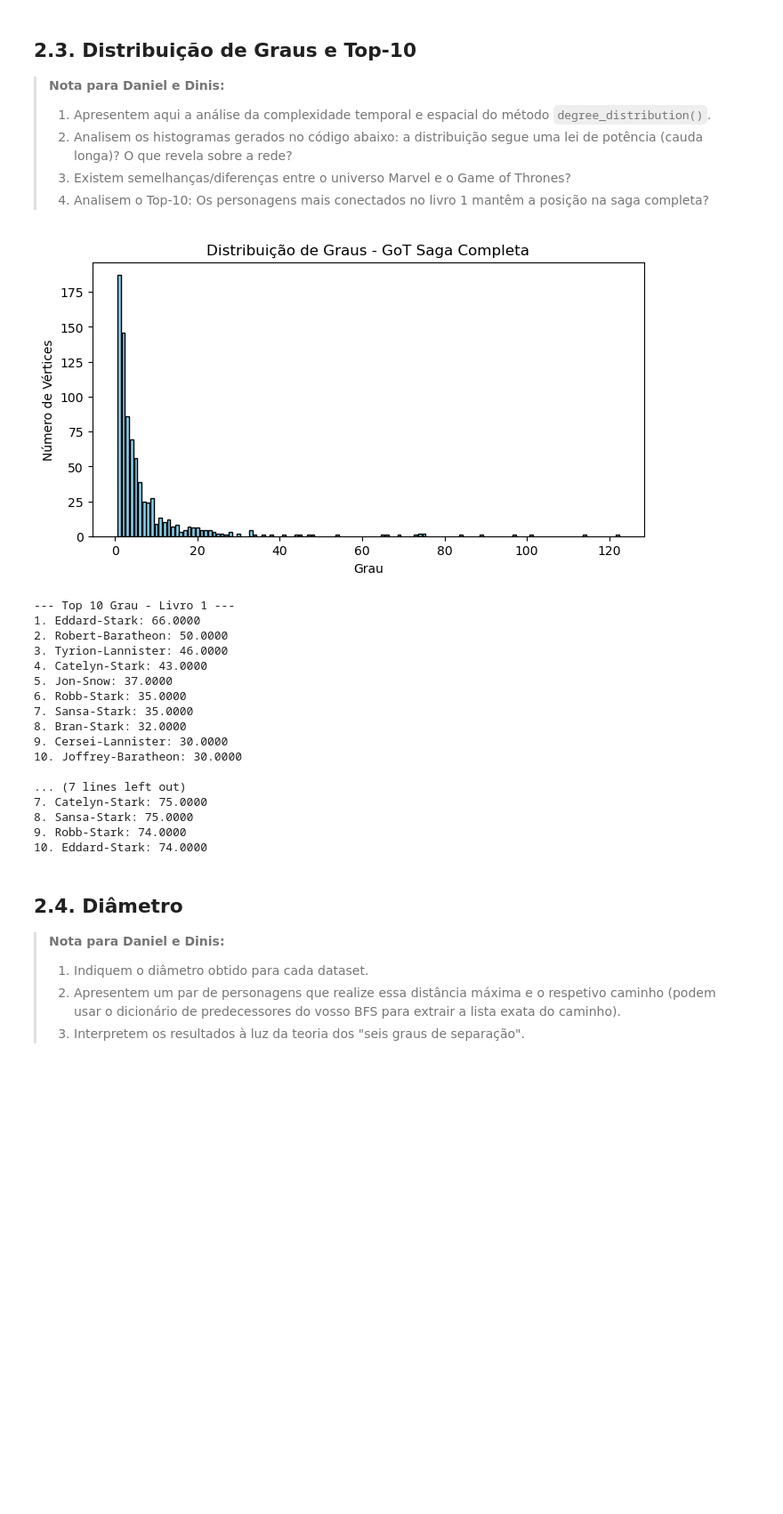
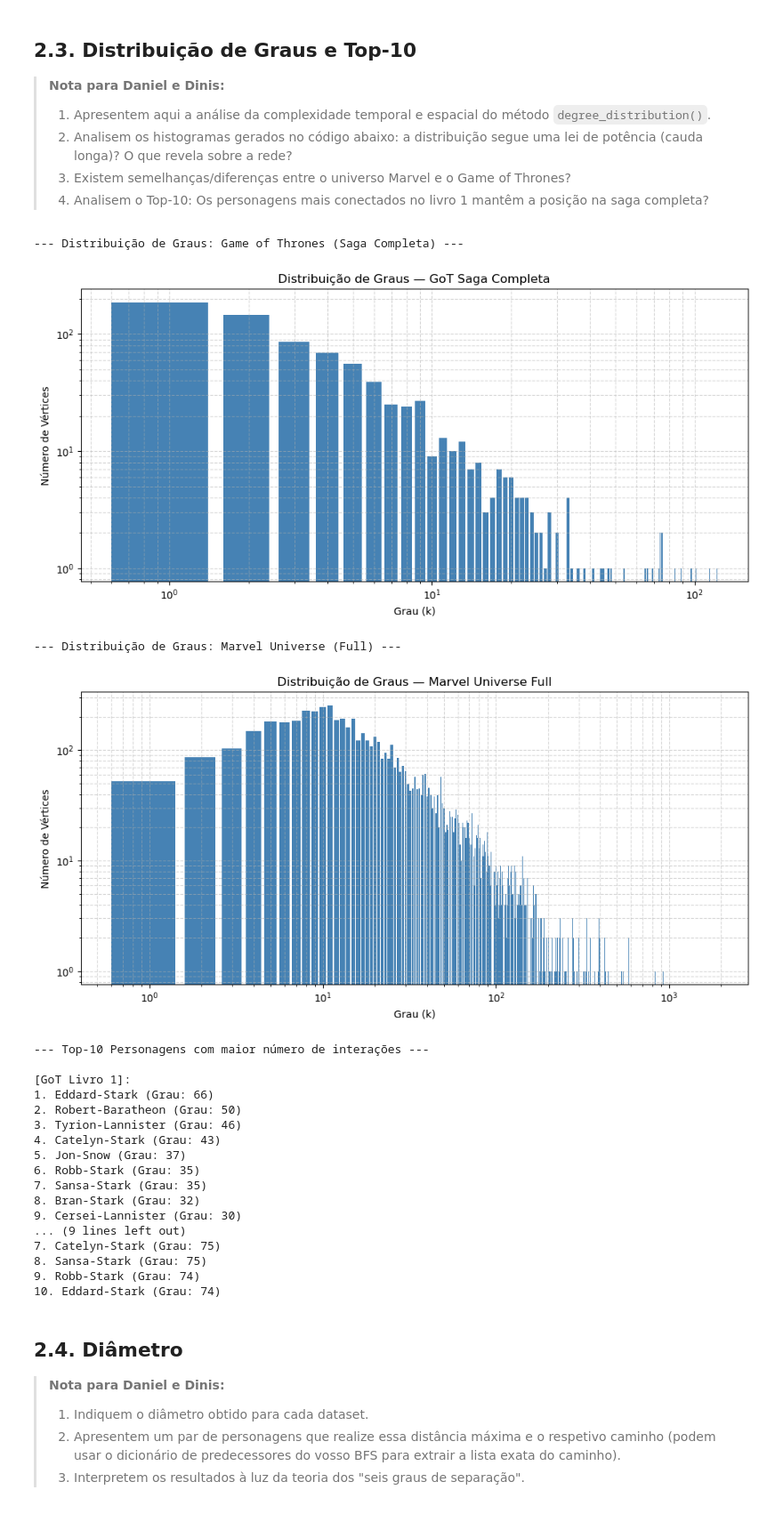
Before and after one commit to daniel-masqueiro/ProjetoDAA, a Jupyter notebook: ProjetoDAA.ipynb, the cells around one changed output. Shown at 89% size. Drawn from its saved outputs; the diff is of its cells as text; code cells hidden in the pictures; blank space fills up the shorter version.

```diff
--- a/ProjetoDAA.ipynb
+++ b/ProjetoDAA.ipynb
@@ -292,37 +388,50 @@ Caminho entre Jon-Snow e Daenerys-Targaryen (2 arestas):
 > 3. Existem semelhanças/diferenças entre o universo Marvel e o Game of Thrones?
 > 4. Analisem o Top-10: Os personagens mais conectados no livro 1 mantêm a posição na saga completa?
 # %%
-def plot_degree_distribution(analyzer, title):
-    dist = analyzer.degree_distribution()
-    plt.figure(figsize=(8, 4))
-    plt.bar(list(dist.keys()), list(dist.values()), color='skyblue', edgecolor='black')
-    plt.title(f"Distribuição de Graus - {title}")
-    plt.xlabel("Grau")
-    plt.ylabel("Número de Vértices")
-    plt.show()
+print("--- Distribuição de Graus: Game of Thrones (Saga Completa) ---")
+plot_degree_distribution(analyzer_full, "GoT Saga Completa")
 
-plot_degree_distribution(analyzer_full, "GoT Saga Completa")
-print_top10({v.vertex_id(): analyzer_book1._graph.degree(v.vertex_id()) for v in analyzer_book1._graph.vertices()}, "Top 10 Grau - Livro 1")
-print_top10({v.vertex_id(): analyzer_full._graph.degree(v.vertex_id()) for v in analyzer_full._graph.vertices()}, "Top 10 Grau - Saga Completa")
+# 2. Histograma para Marvel Universe (Full)
+# Carregamos o Marvel Full aqui especificamente para o histograma
+print("\n--- Distribuição de Graus: Marvel Universe (Full) ---")
+g_marvel_full_hist = carregar_grafo('marvel_full.csv')
+analyzer_marvel_full_hist = CentralityAnalyzer(g_marvel_full_hist)
+plot_degree_distribution(analyzer_marvel_full_hist, "Marvel Universe Full")
+
+# 3. Análise do Top-10: GoT Livro 1 vs GoT Saga Completa
+print("\n--- Top-10 Personagens com maior número de interações ---")
+
+print("\n[GoT Livro 1]:")
+top10_book1 = analyzer_book1.top_k_degree(10)
+for i, (char, degree) in enumerate(top10_book1, 1):
+    print(f"{i}. {char} (Grau: {degree})")
+
+print("\n[GoT Saga Completa]:")
+top10_full = analyzer_full.top_k_degree(10)
+for i, (char, degree) in enumerate(top10_full, 1):
+    print(f"{i}. {char} (Grau: {degree})")
 # %% [output]
+--- Distribuição de Graus: Game of Thrones (Saga Completa) ---
-[figure, old version]
+[figure, new version]
---- Top 10 Grau - Livro 1 ---
-1. Eddard-Stark: 66.0000
-2. Robert-Baratheon: 50.0000
-3. Tyrion-Lannister: 46.0000
-4. Catelyn-Stark: 43.0000
-5. Jon-Snow: 37.0000
-6. Robb-Stark: 35.0000
-7. Sansa-Stark: 35.0000
-8. Bran-Stark: 32.0000
-9. Cersei-Lannister: 30.0000
-10. Joffrey-Baratheon: 30.0000
-
-... (7 lines left out)
-7. Catelyn-Stark: 75.0000
-8. Sansa-Stark: 75.0000
-9. Robb-Stark: 74.0000
-10. Eddard-Stark: 74.0000
+--- Distribuição de Graus: Marvel Universe (Full) ---
+[figure, added]
+--- Top-10 Personagens com maior número de interações ---
+
+[GoT Livro 1]:
+1. Eddard-Stark (Grau: 66)
+2. Robert-Baratheon (Grau: 50)
+3. Tyrion-Lannister (Grau: 46)
+4. Catelyn-Stark (Grau: 43)
+5. Jon-Snow (Grau: 37)
+6. Robb-Stark (Grau: 35)
+7. Sansa-Stark (Grau: 35)
+8. Bran-Stark (Grau: 32)
+9. Cersei-Lannister (Grau: 30)
+... (9 lines left out)
+7. Catelyn-Stark (Grau: 75)
+8. Sansa-Stark (Grau: 75)
+9. Robb-Stark (Grau: 74)
+10. Eddard-Stark (Grau: 74)
 # %% [markdown]
 ## 2.4. Diâmetro
 
```
Also changed, not shown: parts of 11 cells of this notebook.
